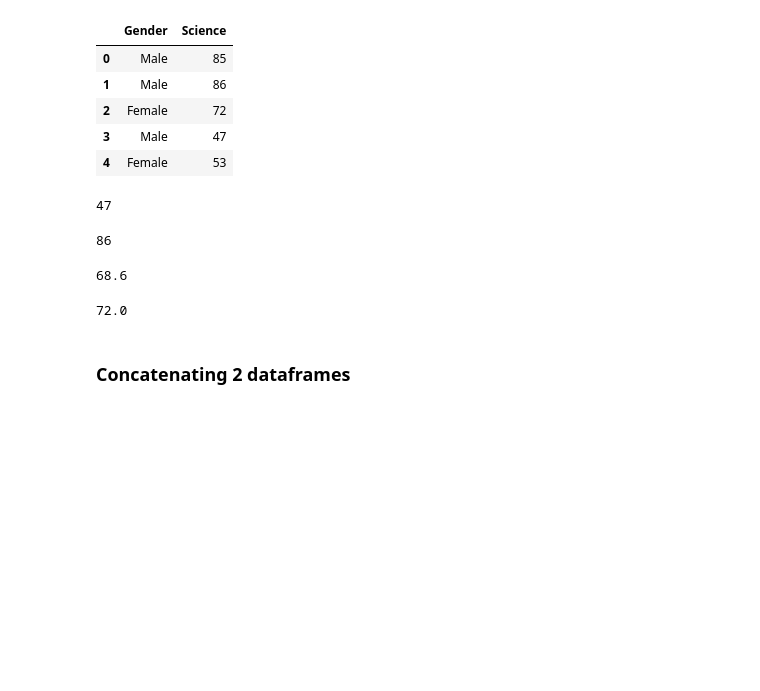
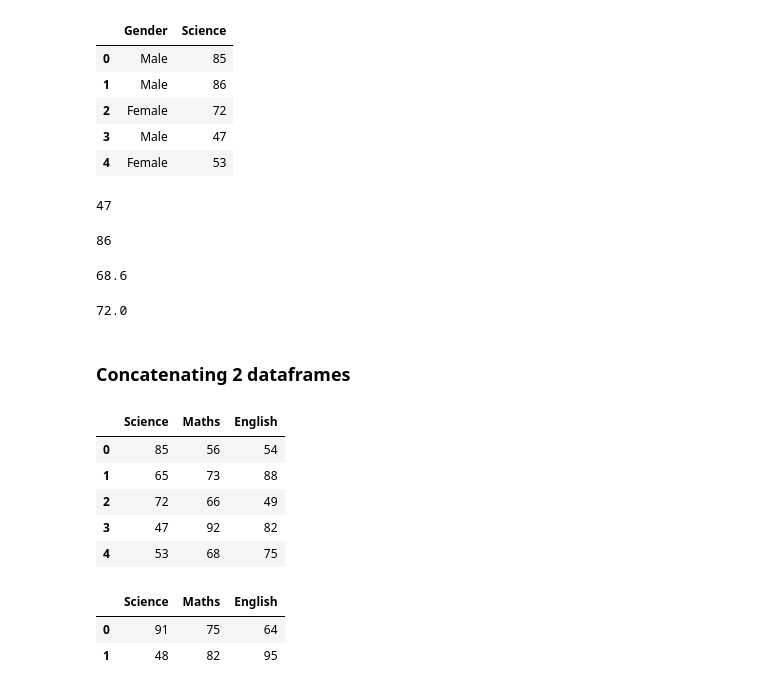
Before and after one commit to dileepsathyan/100daysofcode, a Jupyter notebook: day_52.ipynb, the cells around one changed output. Drawn from its saved outputs; the diff is of its cells as text; code cells hidden in the pictures; blank space fills up the shorter version.

```diff
--- a/day_52.ipynb
+++ b/day_52.ipynb
@@ -569,3 +569,30 @@ df6["Science"].median()
 72.0
 # %% [markdown]
 ### Concatenating 2 dataframes
+# %%
+df7 = pd.DataFrame(
+                {
+                'Science': [85, 65, 72, 47, 53],
+                'Maths': [56, 73, 66, 92, 68],
+                'English': [54, 88, 49, 82, 75]
+                })
+df7
+# %% [output]
+|  | Science | Maths | English |
+| 0 | 85 | 56 | 54 |
+| 1 | 65 | 73 | 88 |
+| 2 | 72 | 66 | 49 |
+| 3 | 47 | 92 | 82 |
+| 4 | 53 | 68 | 75 |
+# %%
+df8 = pd.DataFrame(
+                {
+                'Science': [91, 48],
+                'Maths': [75, 82],
+                'English': [64, 95]
+                })
+df8
+# %% [output]
+|  | Science | Maths | English |
+| 0 | 91 | 75 | 64 |
+| 1 | 48 | 82 | 95 |
```
Also changed, not shown: parts of 12 cells of this notebook.
